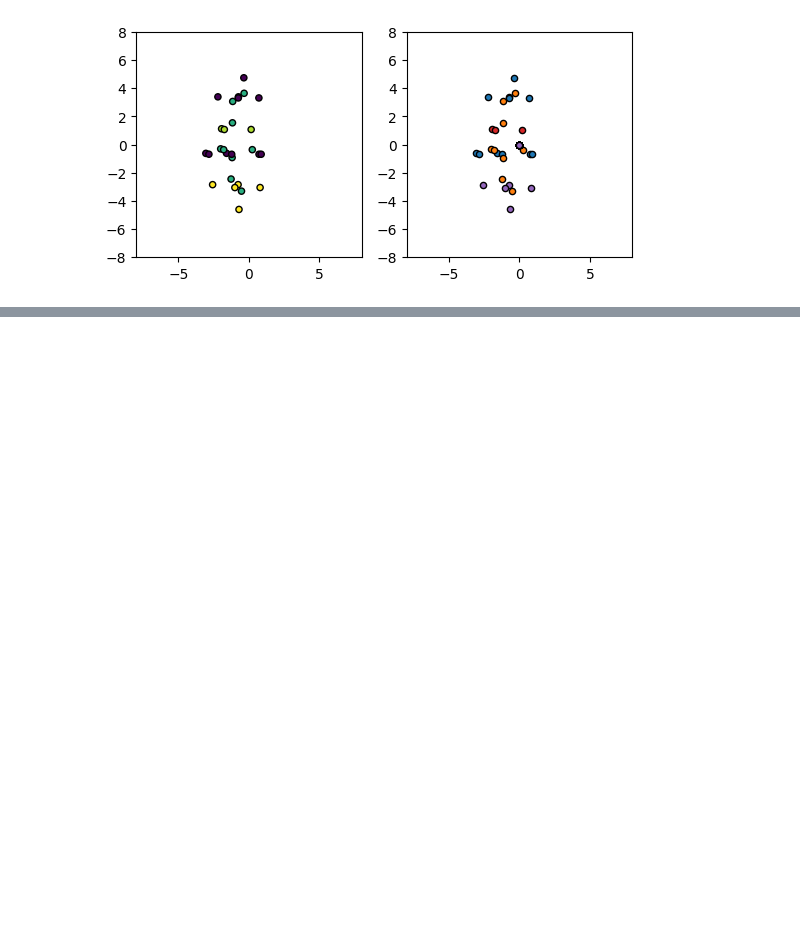
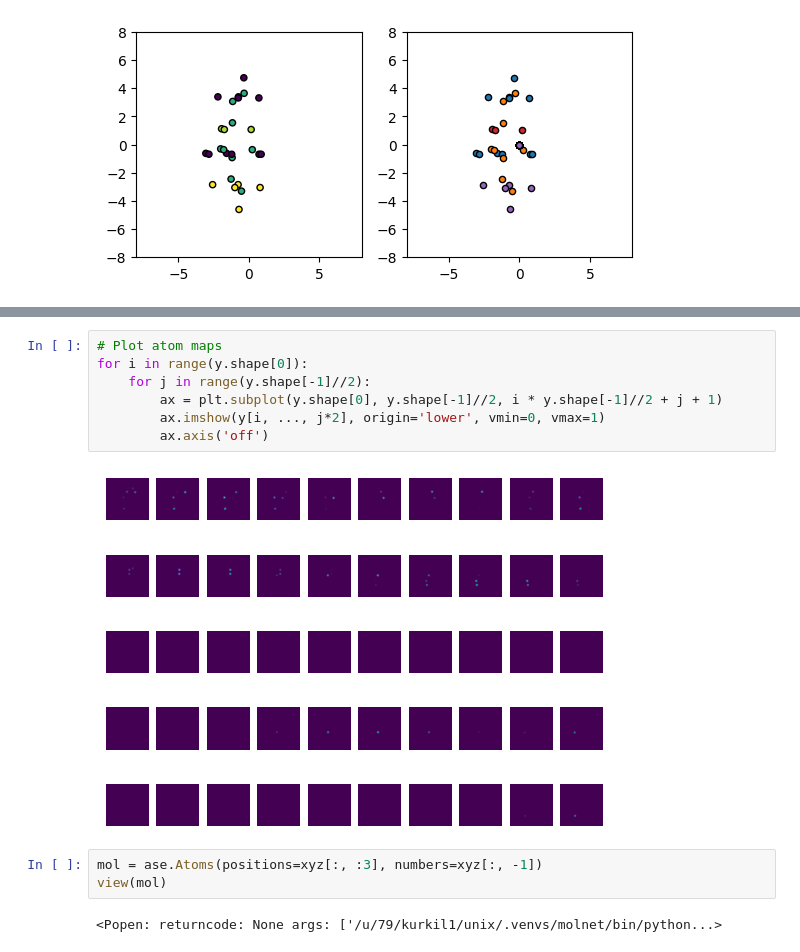
Before and after one commit to LauriKurki/molecule-net, a Jupyter notebook: notebooks/test_data_creation.ipynb, the cells around one changed output, grey strips where cells are left out. Saved outputs shown, nothing was run; the diff lists cells and outputs as text; blank space fills up the shorter version.

```diff
--- a/notebooks/test_data_creation.ipynb
+++ b/notebooks/test_data_creation.ipynb
@@ -127,0 +150,14 @@ print(xyz.shape, sw.shape)
+# %%
+# Plot atom maps
+for i in range(y.shape[0]):
+    for j in range(y.shape[-1]//2):
+        ax = plt.subplot(y.shape[0], y.shape[-1]//2, i * y.shape[-1]//2 + j + 1)
+        ax.imshow(y[i, ..., j*2], origin='lower', vmin=0, vmax=1)
+        ax.axis('off')
+# %% [output]
+[figure, added]
+# %%
+mol = ase.Atoms(positions=xyz[:, :3], numbers=xyz[:, -1])
+view(mol)
+# %% [output]
+<Popen: returncode: None args: ['/u/79/kurkil1/unix/.venvs/molnet/bin/python...>
```
Also changed, not shown: parts of 5 cells of this notebook, 1 other file.
